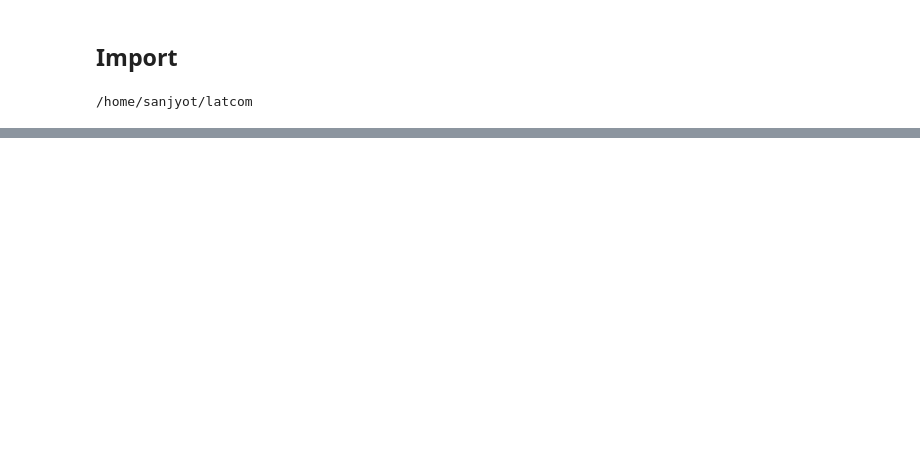
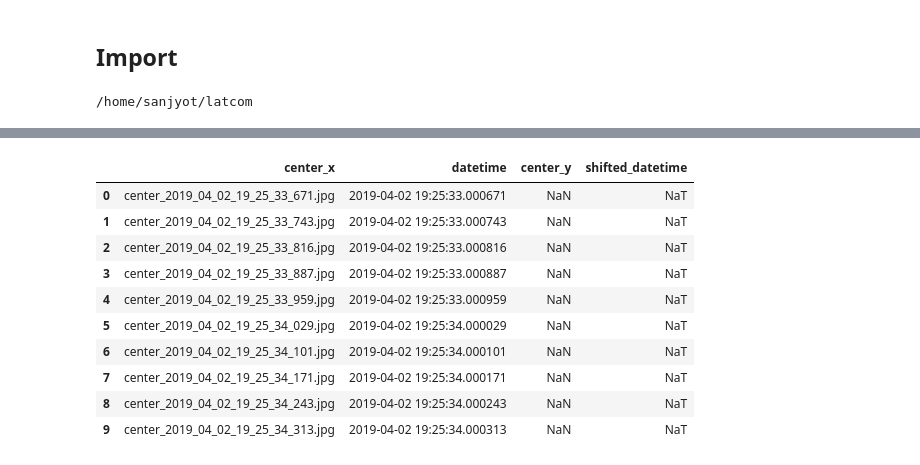
Before and after one commit to sanjyotUM/latcom, a Jupyter notebook: notebooks/label_shift.ipynb, the cells around one changed output, grey strips where cells are left out. Cells and saved outputs as stored; diff of their text form; code cells hidden in the pictures; blank space fills up the shorter version.

```diff
--- a/notebooks/label_shift.ipynb
+++ b/notebooks/label_shift.ipynb
@@ -42,0 +82,29 @@ lbl.head()
+# %%
+def shift_labels(df, offset, tolerance):
+    dfcopy = df.copy().rename(columns={'datetime': 'shifted_datetime'})
+    dfcopy['shifted_datetime'] -= offset
+    return pd.merge_asof(df, dfcopy,
+                         left_on='datetime',
+                         right_on='shifted_datetime',
+                         tolerance=tolerance,
+                         direction='nearest')
+# %%
+lsmall = l.iloc[:10,:]
+# %%
+offset = timedelta(milliseconds=60)
+tolerance = timedelta(microseconds=30)
+
+x = shift_labels(lsmall, offset=offset, tolerance=tolerance)
+x
+# %% [output]
+|  | center_x | datetime | center_y | shifted_datetime |
+| 0 | center_2019_04_02_19_25_33_671.jpg | 2019-04-02 19:25:33.000671 | NaN | NaT |
+| 1 | center_2019_04_02_19_25_33_743.jpg | 2019-04-02 19:25:33.000743 | NaN | NaT |
+| 2 | center_2019_04_02_19_25_33_816.jpg | 2019-04-02 19:25:33.000816 | NaN | NaT |
+| 3 | center_2019_04_02_19_25_33_887.jpg | 2019-04-02 19:25:33.000887 | NaN | NaT |
+| 4 | center_2019_04_02_19_25_33_959.jpg | 2019-04-02 19:25:33.000959 | NaN | NaT |
+| 5 | center_2019_04_02_19_25_34_029.jpg | 2019-04-02 19:25:34.000029 | NaN | NaT |
+| 6 | center_2019_04_02_19_25_34_101.jpg | 2019-04-02 19:25:34.000101 | NaN | NaT |
+| 7 | center_2019_04_02_19_25_34_171.jpg | 2019-04-02 19:25:34.000171 | NaN | NaT |
+| 8 | center_2019_04_02_19_25_34_243.jpg | 2019-04-02 19:25:34.000243 | NaN | NaT |
+| 9 | center_2019_04_02_19_25_34_313.jpg | 2019-04-02 19:25:34.000313 | NaN | NaT |
```
Also changed, not shown: parts of 11 cells of this notebook.
